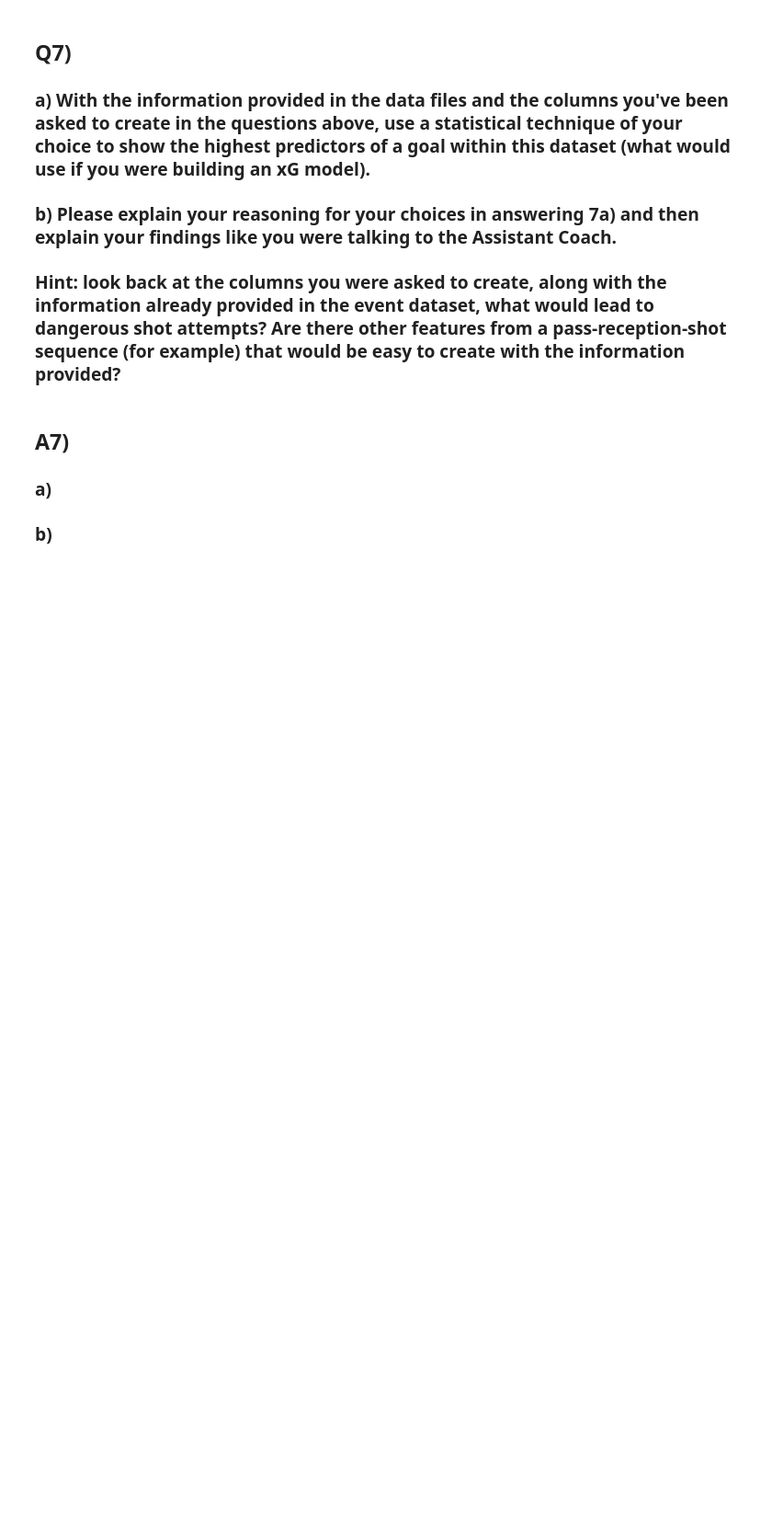
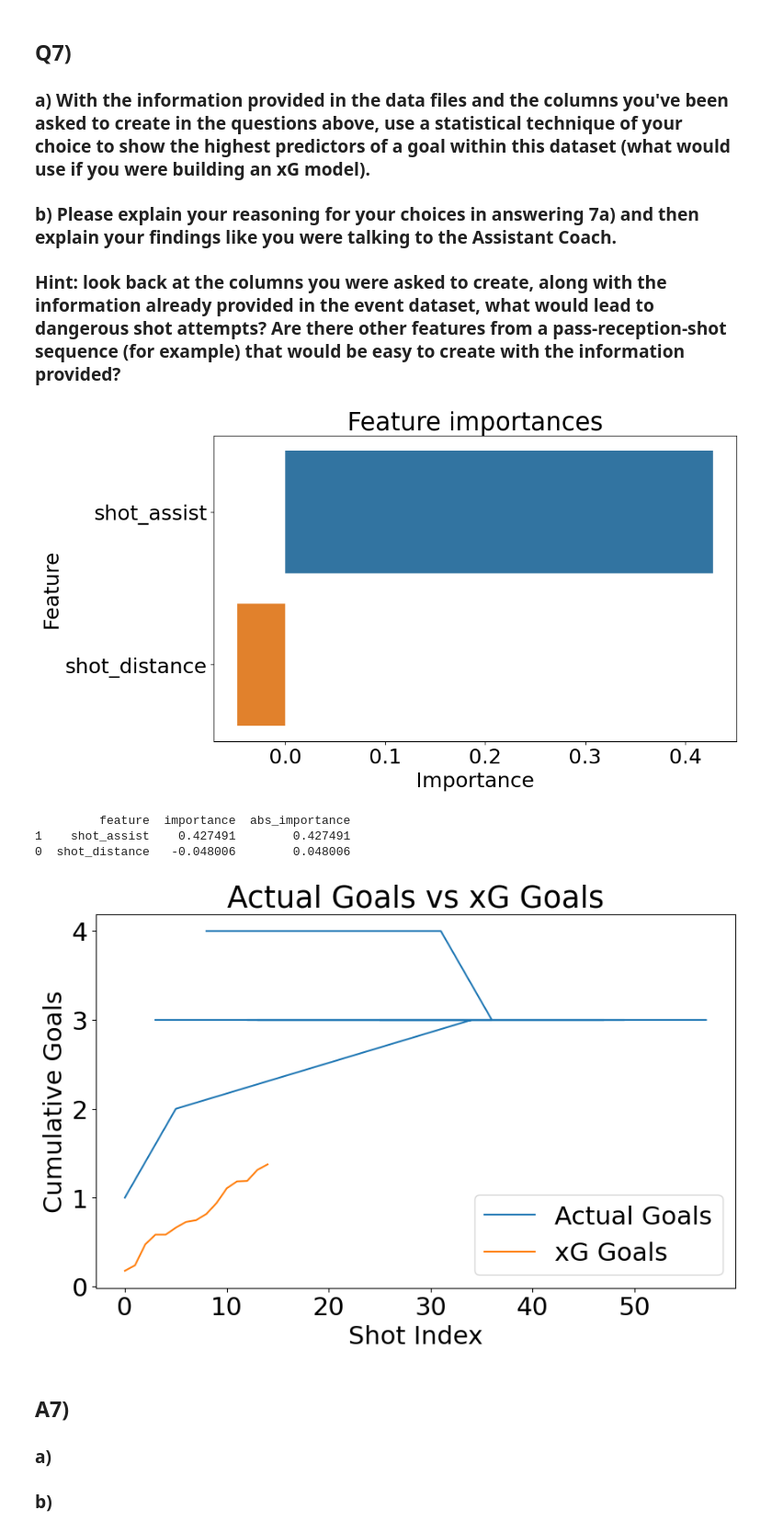
Before and after one commit to klee04/personal, a Jupyter notebook: SportsLogiq Coding Assessment/DA_Tutorial_24/Tutorial24_Questionnaire_Test.ipynb, the cells around one changed output. Shown at 92% size. Saved outputs shown, nothing was run; the diff lists cells and outputs as text; code cells hidden in the pictures; blank space fills up the shorter version.

```diff
--- a/SportsLogiq Coding Assessment/DA_Tutorial_24/Tutorial24_Questionnaire_Test.ipynb
+++ b/SportsLogiq Coding Assessment/DA_Tutorial_24/Tutorial24_Questionnaire_Test.ipynb
@@ -442,6 +451,75 @@ print('Team 311 won the xG game, beating Team 315 3.675 to 2.675')
 ### b) Please explain your reasoning for your choices in answering 7a) and then explain your findings like you were talking to the Assistant Coach.
 
 ### Hint: look back at the columns you were asked to create, along with the information already provided in the event dataset, what would lead to dangerous shot attempts? Are there other features from a pass-reception-shot sequence (for example) that would be easy to create with the information provided?
+# %%
+# Q7 part a)
+'''
+A logistic regression model will be used to predict the outcome of a shot attempt.
+'''
+
+from sklearn.linear_model import LogisticRegression
+from sklearn.model_selection import train_test_split
+from sklearn.metrics import accuracy_score, precision_score, recall_score, f1_score, roc_auc_score
+import seaborn as sns
+
+shotsOnNet = np.where((game_eventName == 'shot') & (game_outcome == 'successful'))[0]
+shot_distance = np.sqrt((89 - game_xAdj[shotsOnNet])**2 + (0 - game_yAdj[shotsOnNet])**2)
+
+xG_model_data = {
+    'shot_distance': shot_distance,
+    'shot_assist': shotAssistsColumn[shotsOnNet],
+    'goal': game_goal[shotsOnNet]
+}
+
+xGModel = pd.DataFrame(xG_model_data)
+
+X = xGModel[['shot_distance', 'shot_assist']]
+Y = xGModel['goal']
+
+X_train, X_test, Y_train, Y_test = train_test_split(X, Y, test_size=0.25, random_state=42)
+
+model = LogisticRegression()
+model.fit(X_train, Y_train)
+
+# Evaluate the model on your test data
+xG_pred = model.predict(X_test)
+xG_pred_proba = model.predict_proba(X_test)[:, 1]
+
+# Get the coefficients of the logistic regression model
+coefficients = model.coef_[0]
+
+# Match the coefficients with the corresponding feature names
+feature_importances = pd.DataFrame({'feature': X.columns, 'importance': coefficients})
+
+# Sort the features by the absolute value of their coefficients
+feature_importances['abs_importance'] = feature_importances['importance'].abs()
+feature_importances = feature_importances.sort_values('abs_importance', ascending=False)
+
+# Plot the feature importances in a bar graph
+plt.figure(figsize=(10, 6))
+sns.barplot(x='importance', y='feature', data=feature_importances)
+plt.title('Feature importances')
+plt.xlabel('Importance')
+plt.ylabel('Feature')
+plt.show()
+
+print(feature_importances)
+
+# Plot the actual goals versus the predicted xG values in a line graph
+plt.figure(figsize=(10, 6))
+plt.plot(np.cumsum(Y_test), label='Actual Goals')
+plt.plot(np.cumsum(xG_pred_proba), label='xG Goals')
+plt.title('Actual Goals vs xG Goals')
+plt.xlabel('Shot Index')
+plt.ylabel('Cumulative Goals')
+plt.legend()
+plt.show()
+# %% [output]
+[figure, added]
+         feature  importance  abs_importance
+1    shot_assist    0.427491        0.427491
+0  shot_distance   -0.048006        0.048006
+[figure, added]
 # %% [markdown]
 ## A7)
 ### a)
```
Also changed, not shown: parts of 5 cells of this notebook, 1 other file.
